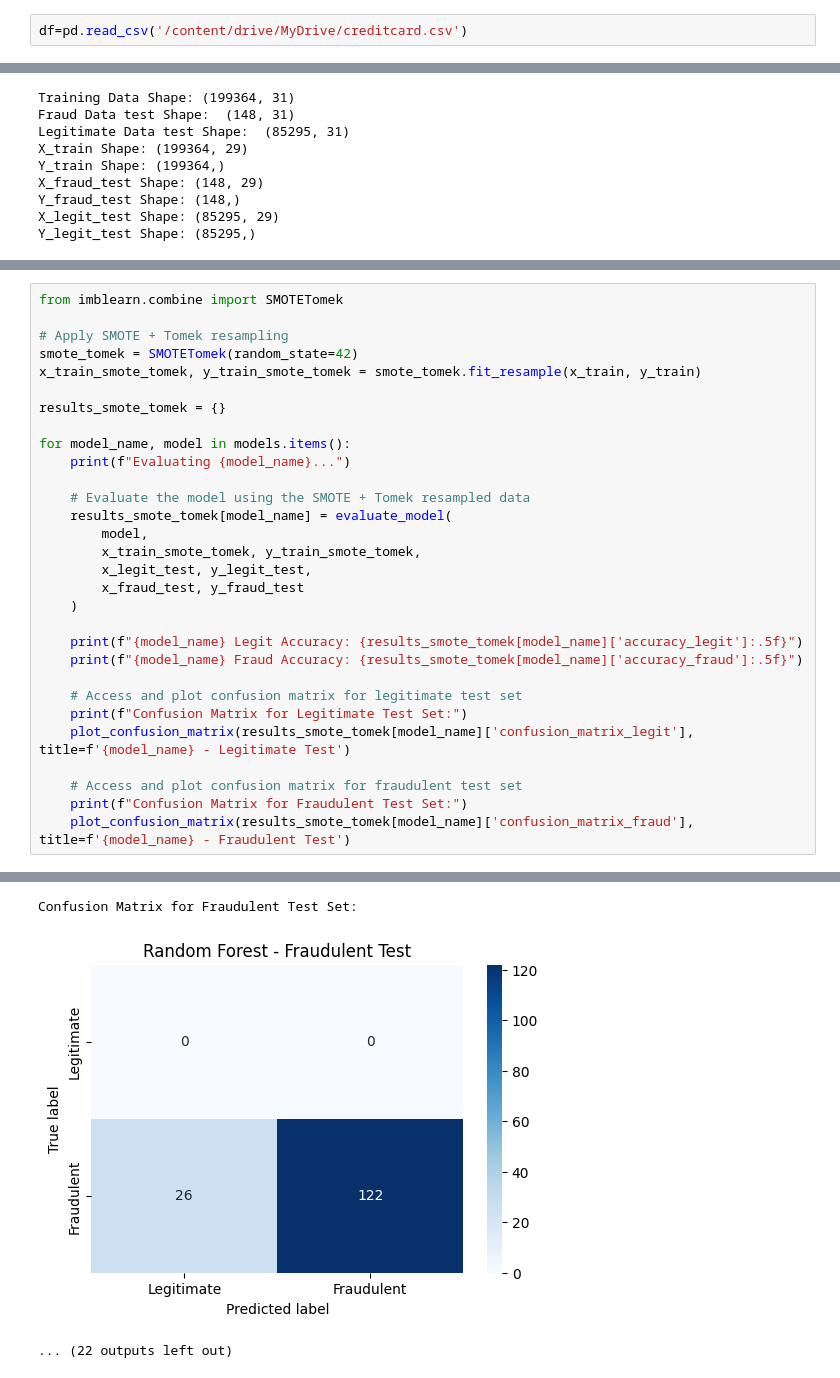
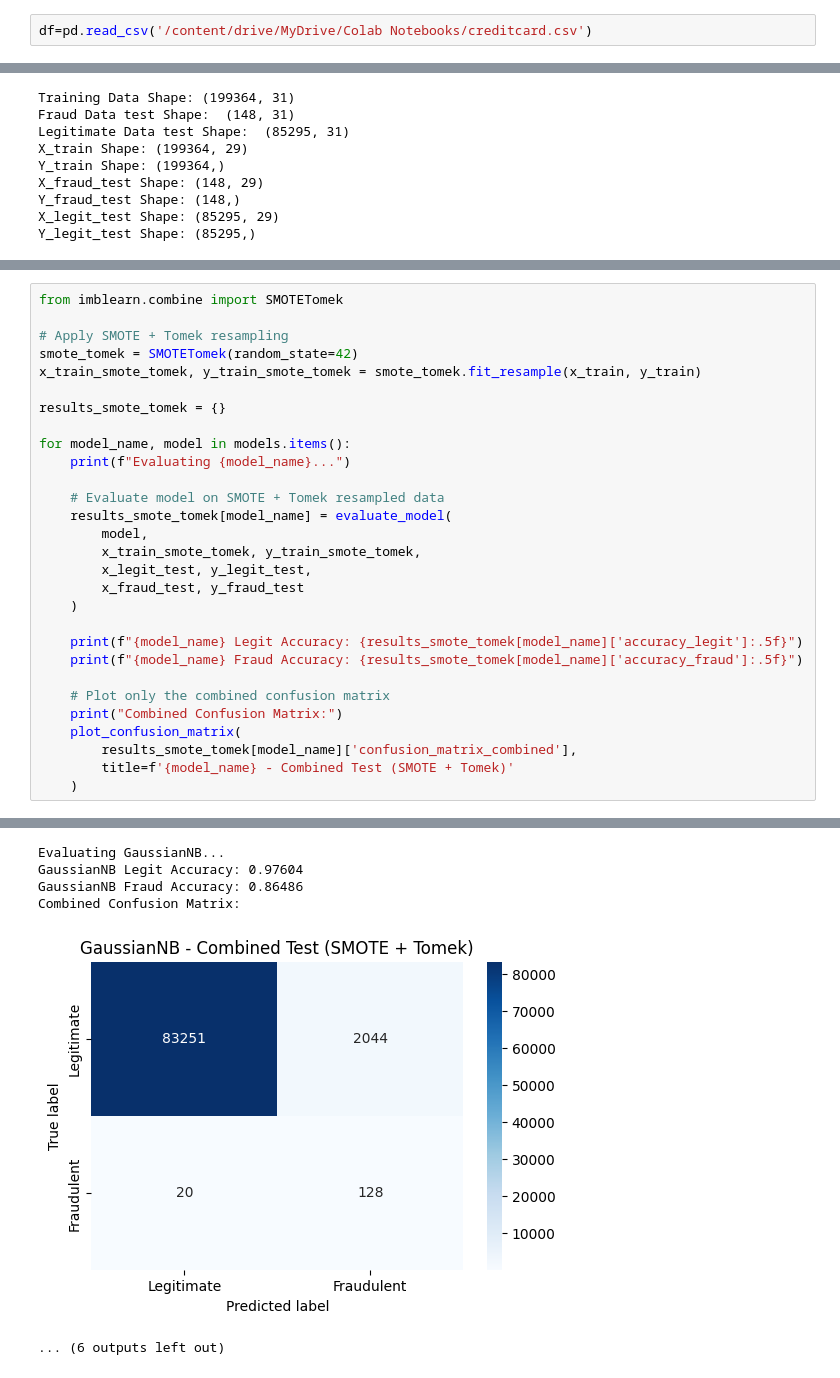
Before and after one commit to sahilf637/PR_201, a Jupyter notebook: Files/OversamplingfollowedbyUndersampling.ipynb, the cells around one changed output, grey strips where cells are left out. Saved outputs shown, nothing was run; the diff lists cells and outputs as text.

```diff
--- a/Files/OversamplingfollowedbyUndersampling.ipynb
+++ b/Files/OversamplingfollowedbyUndersampling.ipynb
@@ -11,5 +17,5 @@ Drive already mounted at /content/drive; to attempt to forcibly remount, call dr
 # %%
-df=pd.read_csv('/content/drive/MyDrive/creditcard.csv')
+df=pd.read_csv('/content/drive/MyDrive/Colab Notebooks/creditcard.csv')
 # %%
 df.head()
 # %% [output]
@@ -172,7 +178,7 @@ results_smote_tomek = {}
 for model_name, model in models.items():
     print(f"Evaluating {model_name}...")
 
-    # Evaluate the model using the SMOTE + Tomek resampled data
+    # Evaluate model on SMOTE + Tomek resampled data
     results_smote_tomek[model_name] = evaluate_model(
         model,
         x_train_smote_tomek, y_train_smote_tomek,
@@ -183,13 +189,12 @@ for model_name, model in models.items():
     print(f"{model_name} Legit Accuracy: {results_smote_tomek[model_name]['accuracy_legit']:.5f}")
     print(f"{model_name} Fraud Accuracy: {results_smote_tomek[model_name]['accuracy_fraud']:.5f}")
 
-    # Access and plot confusion matrix for legitimate test set
-    print(f"Confusion Matrix for Legitimate Test Set:")
-    plot_confusion_matrix(results_smote_tomek[model_name]['confusion_matrix_legit'], title=f'{model_name} - Legitimate Test')
-
-    # Access and plot confusion matrix for fraudulent test set
-    print(f"Confusion Matrix for Fraudulent Test Set:")
-    plot_confusion_matrix(results_smote_tomek[model_name]['confusion_matrix_fraud'], title=f'{model_name} - Fraudulent Test')
+    # Plot only the combined confusion matrix
+    print("Combined Confusion Matrix:")
+    plot_confusion_matrix(
+        results_smote_tomek[model_name]['confusion_matrix_combined'],
+        title=f'{model_name} - Combined Test (SMOTE + Tomek)'
+    )
 # %% [output]
 Evaluating Decision Tree...
 Decision Tree Legit Accuracy: 0.94620
@@ -213,6 +224,9 @@ Confusion Matrix for Legitimate Test Set:
-Confusion Matrix for Fraudulent Test Set:
+Evaluating GaussianNB...
+GaussianNB Legit Accuracy: 0.97604
+GaussianNB Fraud Accuracy: 0.86486
+Combined Confusion Matrix:
-[figure, old version]
+[figure, new version]
-... (22 outputs left out)
+... (6 outputs left out)
 # %%
 print('shape of x_train_smote_tomek', x_train_smote_tomek.shape)
 print('shape of y_train_smote_tomek', y_train_smote_tomek.shape)
```
Also changed, not shown: parts of 10 cells of this notebook, 10 other files.
